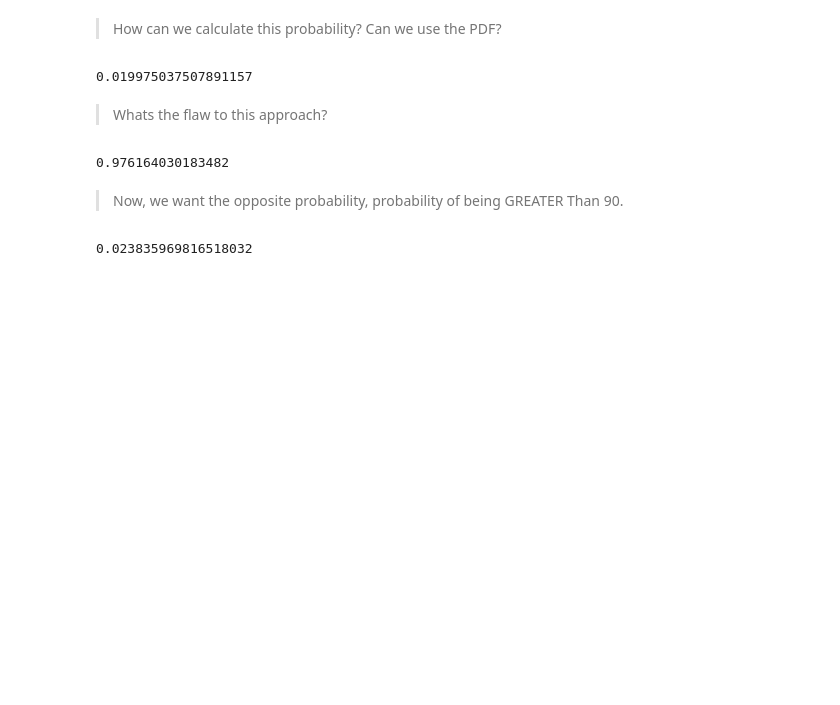
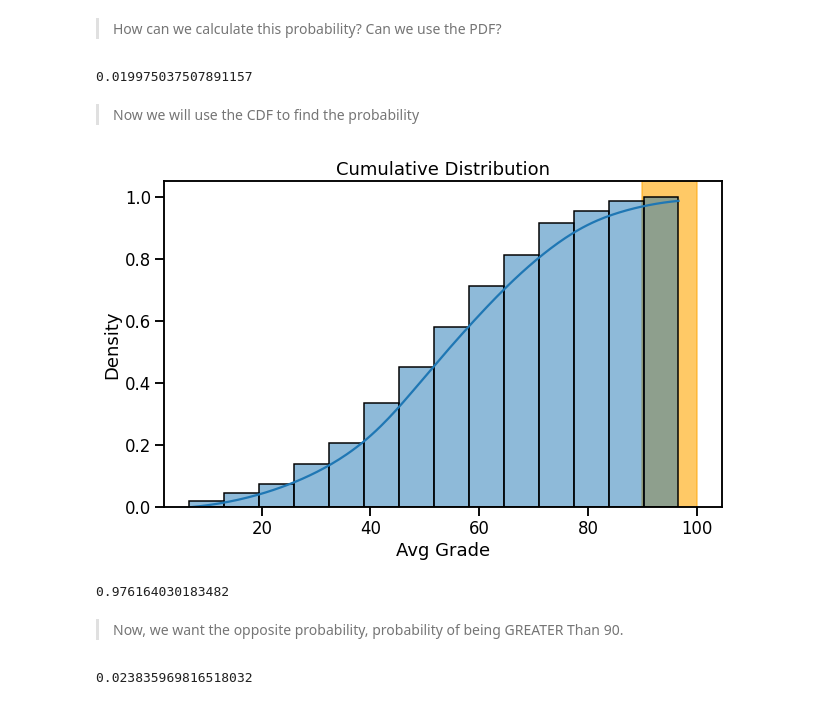
Before and after one commit to coding-dojo-data-science/data-enrichment-wk15-lect01-codealong, a Jupyter notebook: Instructor/SOLUTION - From Distributions to Hypothesis .ipynb, the cells around one changed output. Drawn from its saved outputs; the diff is of its cells as text; code cells hidden in the pictures; blank space fills up the shorter version.

```diff
--- a/Instructor/SOLUTION - From Distributions to Hypothesis .ipynb
+++ b/Instructor/SOLUTION - From Distributions to Hypothesis .ipynb
@@ -168,15 +168,22 @@ above_90_pdf.sum()
 # %% [output]
 0.019975037507891157
 # %% [markdown]
-> Whats the flaw to this approach?
+> Now we will use the CDF to find the probability
 # %%
 ## Use the cumulative density function to find prob of 90 OR lower.
-p_less_90 = stats.norm.cdf(90, loc=dist_stats.loc['mean'], scale=dist_stats.loc['std'])
-p_less_90
+fig,ax = plt.subplots(figsize=(10,6))
+sns.histplot(data = df, x = 'Avg Grade', stat='density',kde=True, cumulative=True)
+ax.set_title('Cumulative Distribution')
+plt.axvspan(90,100, alpha = 0.6, color = 'orange', zorder = 0);
 # %% [output]
-0.976164030183482
+[figure, added]
-# %% [markdown]
-> Now, we want the opposite probability, probability of being GREATER Than 90.
+# %%
+p_less_90 = stats.norm.cdf(90, loc=dist_stats.loc['mean'], scale = dist_stats.loc['std'])
+p_less_90
+# %% [output]
+0.976164030183482
+# %% [markdown]
+> Now, we want the opposite probability, probability of being GREATER Than 90.
 # %%
 # calc 1-prob of 90 or lower.
 1- p_less_90
```
Also changed, not shown: parts of 11 cells of this notebook, 2 other files.
